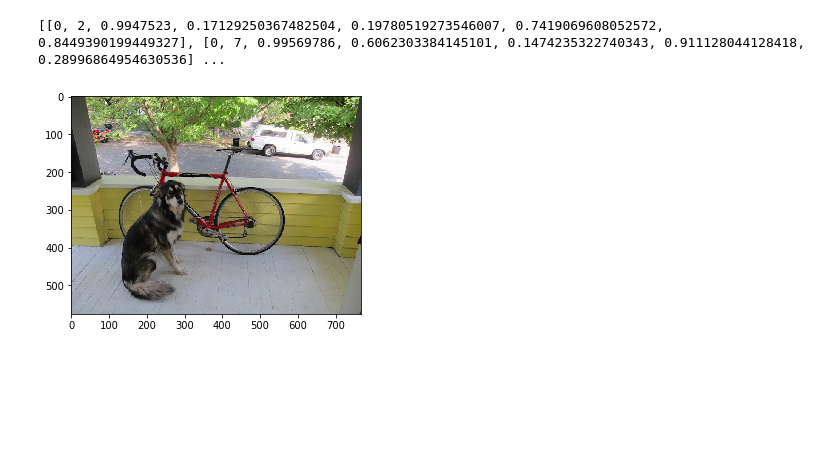
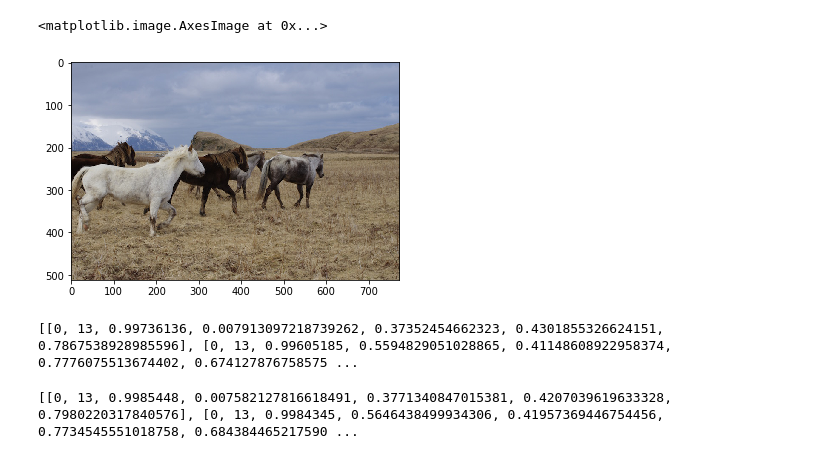
Before and after one commit to phananh1010/content-aware, a Jupyter notebook: USAGE_detection2.ipynb, the cells around one changed output. Drawn from its saved outputs; the diff is of its cells as text; code cells hidden in the pictures; blank space fills up the shorter version.

Commit message:
predictor use ssd300 & ssd512

```diff
--- a/USAGE_detection2.ipynb
+++ b/USAGE_detection2.ipynb
@@ -29,14 +9,26 @@ predictor.pyc             youtubebb_converter.pyc
 # %%
 image_path = '/home/u9167/testing/ssd2/demo/dog.jpg'
+image_path = '/home/u9167/testing/ssd2/demo/herd_of_horses.jpg'
 image = np.array(Image.open(image_path).convert("RGB"))
 plt.imshow(image)
-
-
-
-pred = predictor2.Predictor()
-result = pred.detect(image)
-
-print (result)
 # %% [output]
-[[0, 2, 0.9947523, 0.17129250367482504, 0.19780519273546007, 0.7419069608052572, 0.8449390199449327], [0, 7, 0.99569786, 0.6062303384145101, 0.1474235322740343, 0.911128044128418, 0.28996864954630536] ...
+<matplotlib.image.AxesImage at 0x...>
-[figure, old version]
+[figure, new version]
+# %%
+
+pred300 = predictor2.Predictor('300')
+result300 = pred300.detect(image)
+
+
+print (result300)
+# %% [output]
+[[0, 13, 0.99736136, 0.007913097218739262, 0.37352454662323, 0.4301855326624151, 0.7867538928985596], [0, 13, 0.99605185, 0.5594829051028865, 0.41148608922958374, 0.7776075513674402, 0.674127876758575 ...
+# %%
+pred512 = predictor2.Predictor('512')
+
+result512 = pred512.detect(image)
+
+
+print (result512)
+# %% [output]
+[[0, 13, 0.9985448, 0.007582127816618491, 0.3771340847015381, 0.4207039619633328, 0.7980220317840576], [0, 13, 0.9984345, 0.5646438499934306, 0.41957369446754456, 0.7734545551018758, 0.684384465217590 ...
```
Also changed, not shown: parts of 1 cell of this notebook, 15 other files.
